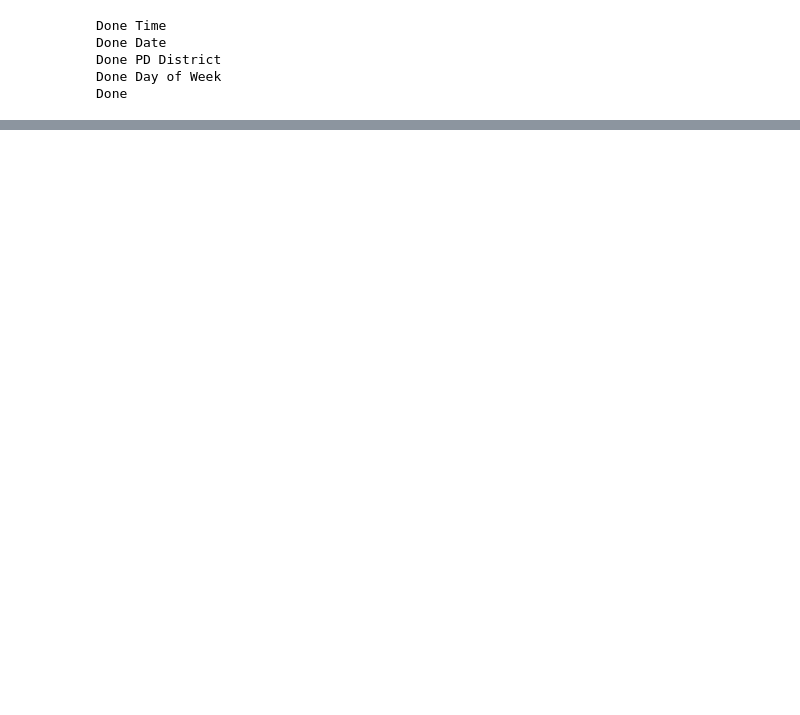
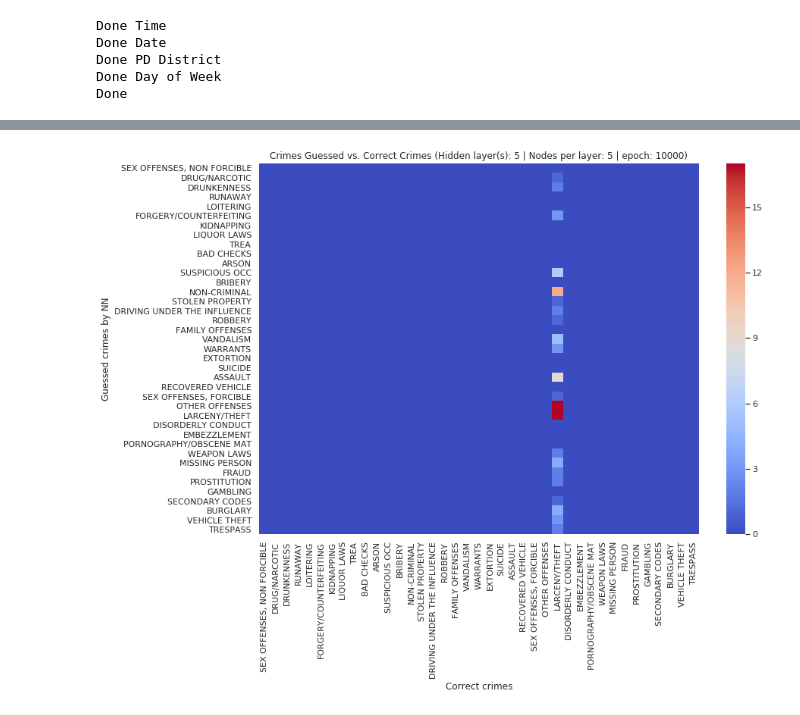
Before and after one commit to spa542/COSC311, a Jupyter notebook: Project2RosiakDawson/NNIterations/L5LS5.ipynb, the cells around one changed output, grey strips where cells are left out. Drawn from its saved outputs; the diff is of its cells as text; code cells hidden in the pictures; blank space fills up the shorter version.

Commit message:
Adding test files for NN and updating code for presentation graphs

```diff
--- a/Project2RosiakDawson/NNIterations/L5LS5.ipynb
+++ b/Project2RosiakDawson/NNIterations/L5LS5.ipynb
@@ -154,6 +177,24 @@ test.train_rounds(train_NN[:1000], train_NN_Y[:1000], 10000)
-# %%
-test.train_rounds(train_NN[:1000], train_NN_Y[:1000], 10000)
-# %%
-test.train_rounds(train_NN[:1000], train_NN_Y[:1000], 100000)
-# %%
-test.train_rounds(train_NN[:1000], train_NN_Y[:1000], 500000)
+# %%
+# train_northern1, predict_northern1 = split_sets(northern_district, .3)
+# northern_test1 = KNN(11)
+sub_cf_northern = []
+for i in range(0,len(predict_NN1[:100])):
+    #print(str(parse_crimes[predict_NN1_Y[i].argmax()]))
+    sub_cf_northern.append((test.predict(predict_NN1[i], predict_NN1_Y[i], parse_crimes), str(parse_crimes[predict_NN1_Y[i].argmax()])))
+
+accum_category_nums = {correct_crime: {guessed_crime: 0 for guessed_crime in parse_crimes} for correct_crime in parse_crimes}
+
+for prediction in sub_cf_northern:
+    accum_category_nums[prediction[1]][prediction[0]] += 1
+confusion_matrix = [[value for value in dicts.values()] for dicts in accum_category_nums.values()]
+# %%
+# Plot the heatmap using seaborn
+sns.set(rc={'figure.figsize':(13,9)})
+ax = sns.heatmap(data=np.array(confusion_matrix), cmap='coolwarm', cbar=True, xticklabels=parse_crimes, yticklabels=parse_crimes)
+ax.set(title='Crimes Guessed vs. Correct Crimes (Hidden layer(s): 5 | Nodes per layer: 5 | epoch: 10000)',
+      xlabel='Correct crimes',
+      ylabel='Guessed crimes by NN')
+plt.show()
+print()
+# %% [output]
+[figure, added]
```
Also changed, not shown: parts of 12 cells of this notebook, 6 other files.
